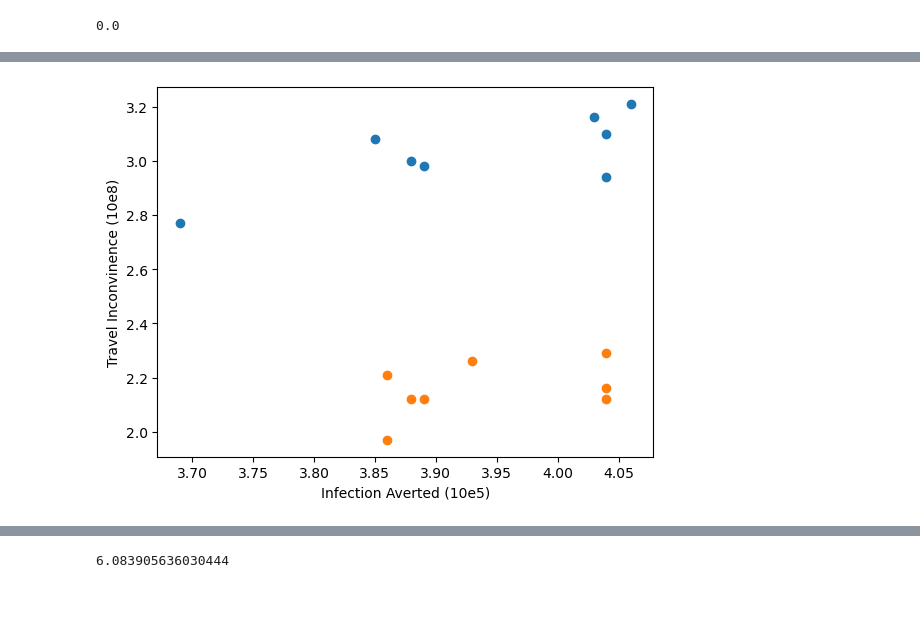
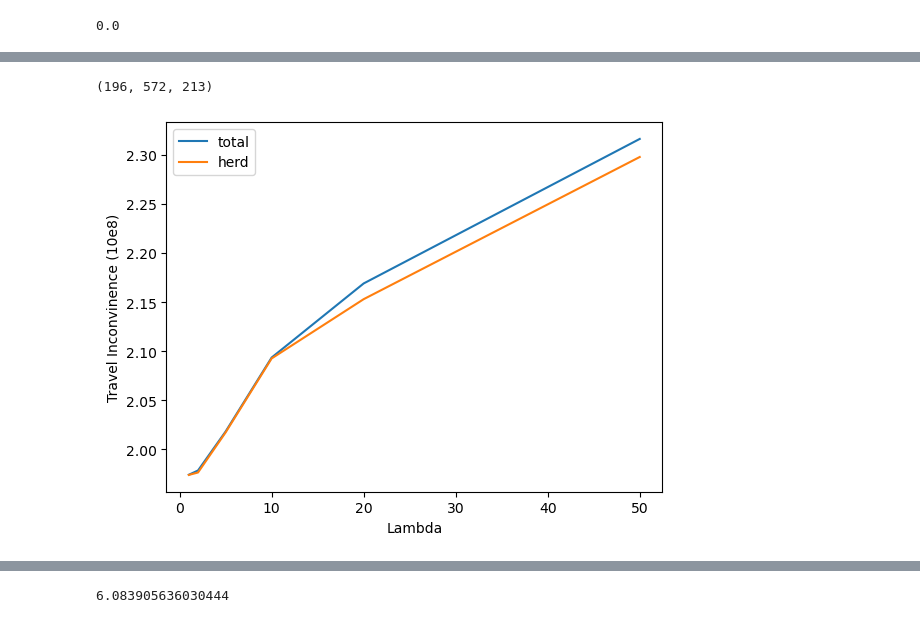
Before and after one commit to suyanpengzhang/Vaccination-Allocation, a Jupyter notebook: Resource Allocation Results Analysis-OD, herd immunity.ipynb, the cells around one changed output, grey strips where cells are left out. Saved outputs shown, nothing was run; the diff lists cells and outputs as text; code cells hidden in the pictures.

```diff
--- a/Resource Allocation Results Analysis-OD, herd immunity.ipynb
+++ b/Resource Allocation Results Analysis-OD, herd immunity.ipynb
@@ -493,16 +493,23 @@ plt.savefig('bar_plot.png', dpi=300, bbox_inches='tight')  # Save as a high-reso
+# %%
+196,572,213
+# %% [output]
+(196, 572, 213)
 # %%
-ia = np.array([3.69,3.86,4.03,3.93,4.06,4.04,4.04,4.04,3.89,3.88,4.04,4.04,3.88,3.89,3.85,3.86])
-ti = np.array([2.77,1.97,3.16,2.26,3.21,2.29,2.94,2.12,2.98,2.12,3.1,2.16,3,2.12,3.08,2.21])
+lambda_ = np.array([1,2,5,10,20,50])
+total_travel = np.array([197406863,197842052,201815975,209351232,216904035,231634306])
+total_score = np.array([17451035,17500705,16948488,16352128,16523677,15900059])
+total_infection = np.array([402476,402612,403176,405431,405323,405119])
+herd_travel = np.array([197389518,197637565,201724792,209260624,215302070,229792389])
+herd_score = np.array([17302595,17257957,16666657,16257549,16209549,15547756])
+herd_infection = np.array([401215,402393,403206,405582,405384,405169])
 import matplotlib.pyplot as plt
-ia1 = [ia[i] for i in range(0,len(ia),2)]
-ia2 = [ia[i] for i in range(1,len(ia),2)]
-ti1 = [ti[i] for i in range(0,len(ti),2)]
-ti2 = [ti[i] for i in range(1,len(ti),2)]
 
-plt.scatter(ia1, ti1)
-plt.scatter(ia2, ti2)
-plt.xlabel("Infection Averted (10e5)")
+
+plt.plot(lambda_, total_travel/100000000,label='total')
+plt.plot(lambda_, herd_travel/100000000,label='herd')
+plt.xlabel("Lambda")
 plt.ylabel("Travel Inconvinence (10e8)")
+plt.legend()
 plt.show()
 # %% [output]
-[figure, old version]
+[figure, new version]
```
Also changed, not shown: parts of 10 cells of this notebook, 27 other files.
